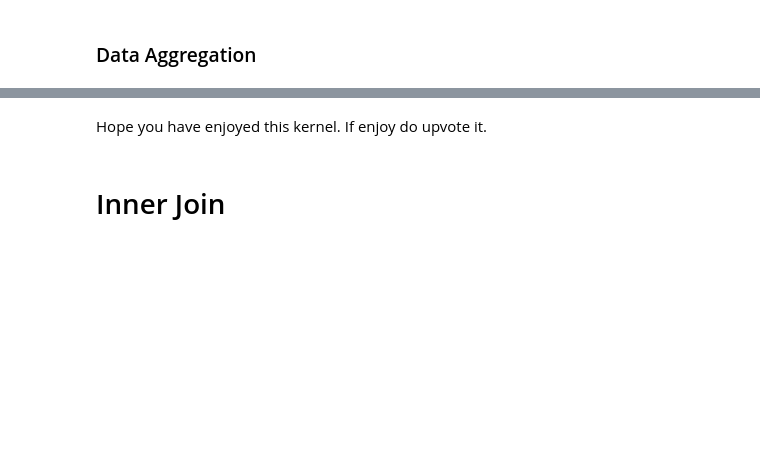
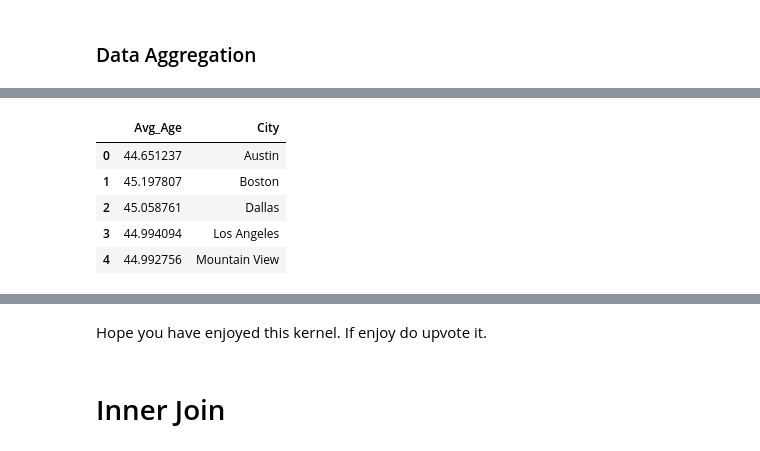
Before and after one commit to hibahdesu/SDA-Data-Engineering-Bootcamp, a Jupyter notebook: week 2/lecture4/lab/lab1/30097.ipynb, the cells around one changed output, grey strips where cells are left out. Cells and saved outputs as stored; diff of their text form; code cells hidden in the pictures; blank space fills up the shorter version.

```diff
--- a/week 2/lecture4/lab/lab1/30097.ipynb
+++ b/week 2/lecture4/lab/lab1/30097.ipynb
@@ -93,7 +212,14 @@ cdf.head()
 # %%
 ## This query will return average age City wise
-cdf1 = psql.sqldf("select avg(Age), City from toydf group by City")
+cdf1 = psql.sqldf("select avg(Age) as Avg_Age, City from toydf group by City")
 cdf1.head()
+# %% [output]
+|  | Avg_Age | City |
+| 0 | 44.651237 | Austin |
+| 1 | 45.197807 | Boston |
+| 2 | 45.058761 | Dallas |
+| 3 | 44.994094 | Los Angeles |
+| 4 | 44.992756 | Mountain View |
 # %%
 ## This query will return average age and Income grouped on City and Gender
 cdf2 = psql.sqldf("select avg(Age),avg(Income), City, Gender from toydf group by City, Gender")
```
Also changed, not shown: parts of 24 cells of this notebook.
